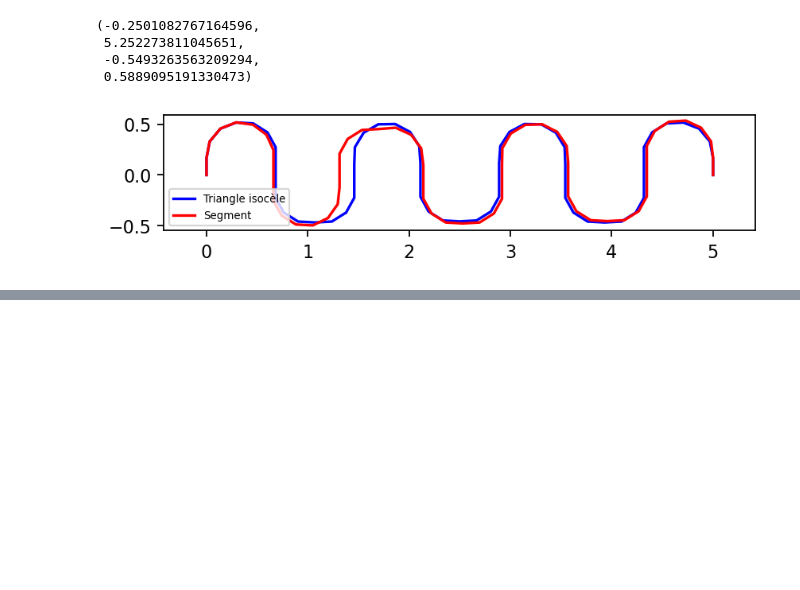
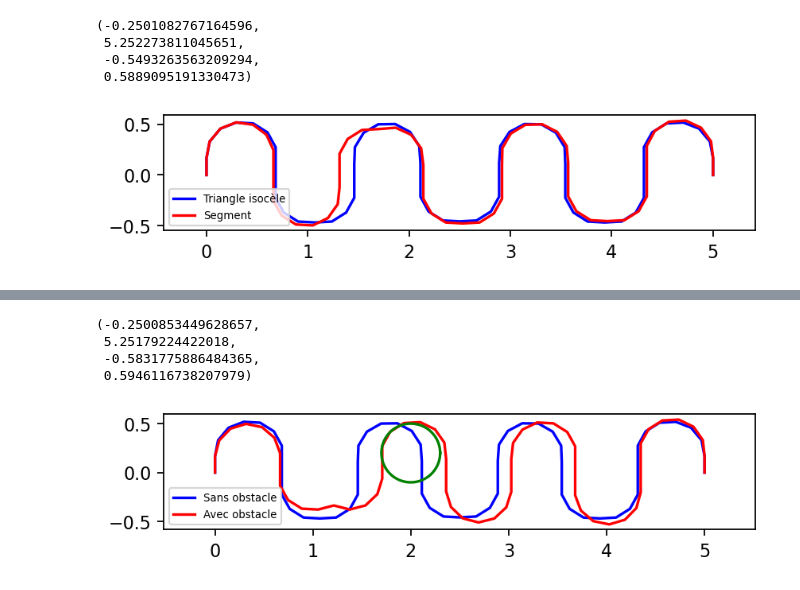
Before and after one commit to thibclz/projet_opti_tuyau, a Jupyter notebook: notebook.ipynb, the cells around one changed output, grey strips where cells are left out. Drawn from its saved outputs; the diff is of its cells as text; code cells hidden in the pictures; blank space fills up the shorter version.

```diff
--- a/notebook.ipynb
+++ b/notebook.ipynb
@@ -380,0 +427,12 @@ plt.axis('equal')
+# %%
+N = 60
+K = 10
+L = 10
+gamma = 3
+
+xp = 2
+yp = .2
+R = .3
+
+x0, y0 = generate_init_tri(N, L)
+x7, y7 = solve_obstacle(N, K, L, gamma, x0, y0, xp, yp, R)
@@ -380,0 +457,22 @@ plt.axis('equal')
+# %%
+def pot_de_fleur(xp, yp, R, N) :
+    theta = np.pi*np.linspace(0, 2, N)
+    x = xp + R*cos(theta)
+    y = yp + R*sin(theta)
+    return x, y
+
+xc, yc = pot_de_fleur(2, .2, .3, 100)
+# %%
+plt.figure(figsize = (6,1.2), dpi = 160)
+
+plt.plot(x, y, '-b', label = 'Sans obstacle')
+plt.plot(x7, y7, '-r', label = 'Avec obstacle')
+plt.plot(xc, yc, 'g')
+plt.legend(prop={'size': 6})
+plt.axis('equal')
+# %% [output]
+(-0.2500853449628657,
+ 5.25179224422018,
+ -0.5831775886484365,
+ 0.5946116738207979)
+[figure, added]
```
Also changed, not shown: parts of 10 cells of this notebook.
